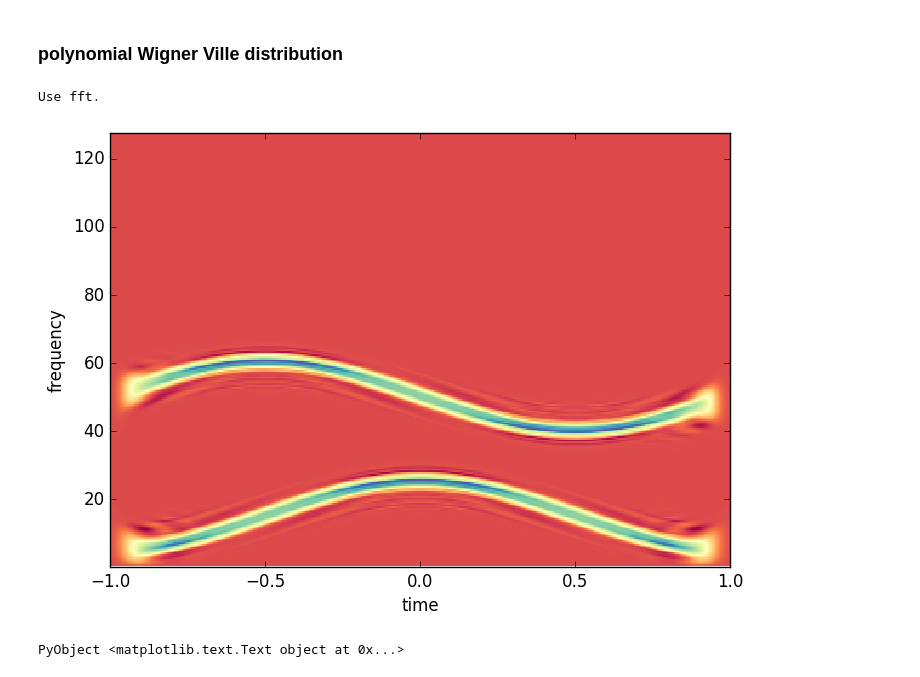
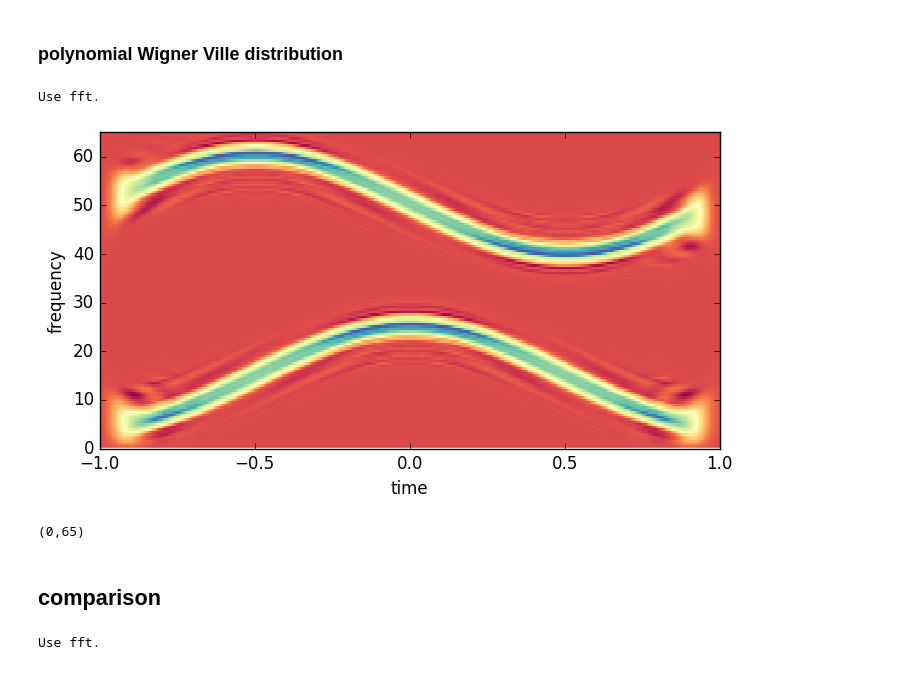
Before and after one commit to HajimeKawahara/juwvid, a Jupyter notebook: ipynb/L-Wigner Distribution and Polynomial Wigner Ville Distribution.ipynb, the cells around one changed output. Drawn from its saved outputs; the diff is of its cells as text; code cells hidden in the pictures.

```diff
--- a/ipynb/L-Wigner Distribution and Polynomial Wigner Ville Distribution.ipynb
+++ b/ipynb/L-Wigner Distribution and Polynomial Wigner Ville Distribution.ipynb
@@ -52,11 +52,17 @@ Use fft.
 ### polynomial Wigner Ville distribution
 # %%
 trfpo=polywv.tfrpowv(x,NaN,NaN,NaN,2,8);
-a=juwplot.wtfrshow(trfpo,t[2]-t[1],t[1],t[end],NaN,NaN,0.7,"Spectral")
+a=juwplot.wtfrshow(trfpo,t[2]-t[1],t[1],t[end],NaN,NaN,1.0,"Spectral")
 PyPlot.xlabel("time")
 PyPlot.ylabel("frequency")
-#PyPlot.ylim(0,65)
+PyPlot.ylim(0,65)
 # %% [output]
 Use fft.
-[figure, old version]
+[figure, new version]
-PyObject <matplotlib.text.Text object at 0x...>
+(0,65)
+# %% [markdown]
+## comparison
+# %%
+tfrst=stft.tfrstft(x);
+# %% [output]
+Use fft.
```
Also changed, not shown: parts of 5 cells of this notebook, 2 other files.
